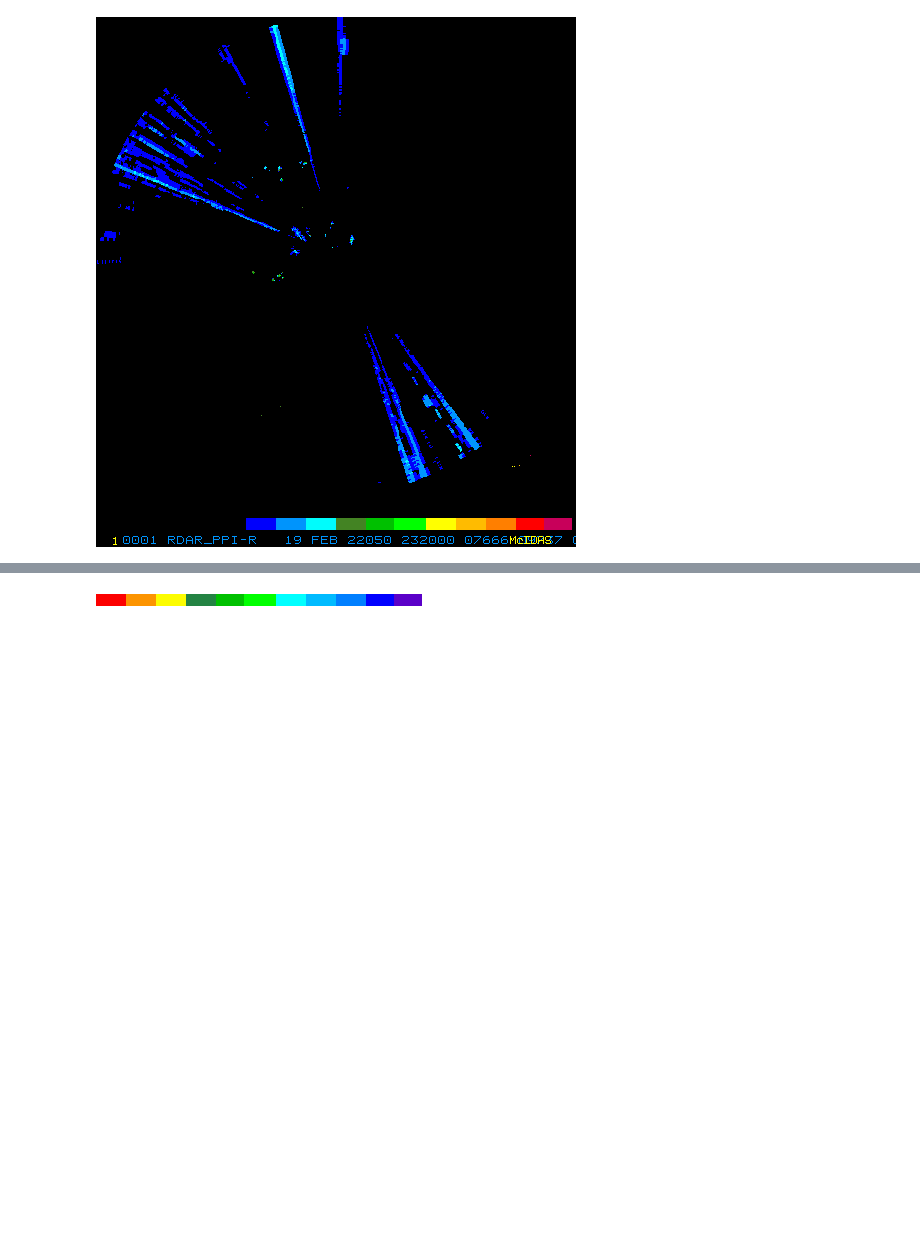
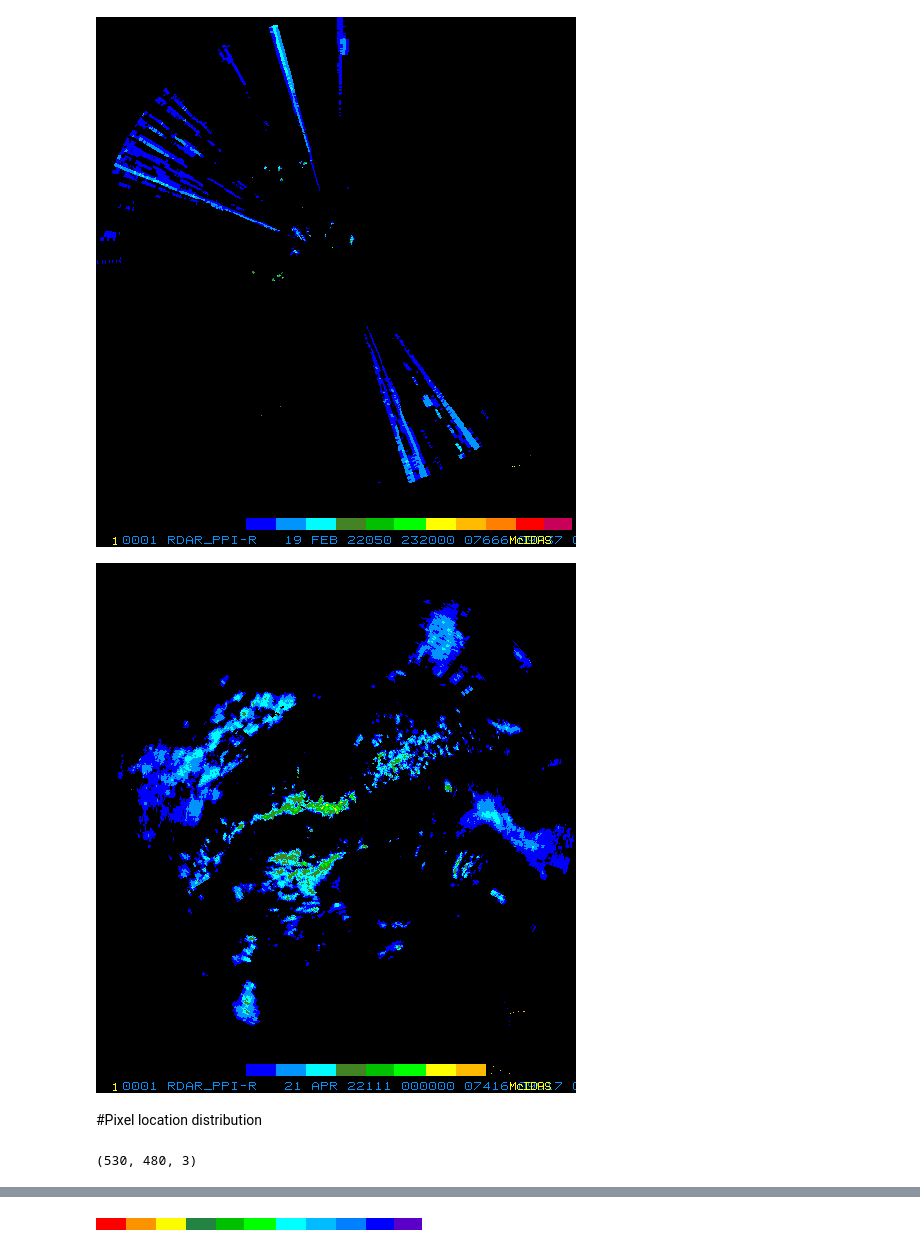
Before and after one commit to melihkurtaran/DNA_hackathon, a Jupyter notebook: MainCode.ipynb, the cells around one changed output, grey strips where cells are left out. Cells and saved outputs as stored; diff of their text form; code cells hidden in the pictures; blank space fills up the shorter version.

```diff
--- a/MainCode.ipynb
+++ b/MainCode.ipynb
@@ -113,12 +133,10 @@ import matplotlib.pyplot as plt
 def get_sensor_mask(img):
   # color pallete in bgr
   sensor_color_list = [[0, 255, 255],[0, 192, 0],[0, 255, 0],[0, 127, 255],[90, 0, 200],[252, 0, 0],[252, 148, 0],[252, 252, 0],[35, 131, 67],[0, 187, 255],[0, 0, 255]]
-  mask_img = np.empty(img.shape)
+  mask_img = np.zeros(img.shape, dtype='uint8')
   for row_i in range(img.shape[0]):
     for pixel_i in range(img.shape[1]):
-      if list(img[row_i, pixel_i]) not in sensor_color_list:
-        mask_img[row_i, pixel_i] = [0,0,0]
-      else:
+      if list(img[row_i, pixel_i]) in sensor_color_list:
         mask_img[row_i, pixel_i] = img[row_i, pixel_i]
   return mask_img
 # %%
@@ -127,3 +145,11 @@ im2 = get_sensor_mask(np.array(np_frames[0]))
 cv2_imshow(im2)
 # %% [output]
 [figure]
+# %%
+np_frames, extensions, image_specifications = gif2numpy.convert(data_path+'ba/20220421/aemet_ba_202204210000.gif')
+_img = get_sensor_mask(np.array(np_frames[0]))
+cv2_imshow(_img)
+# %% [output]
+[figure, added]
+# %% [markdown]
+#Pixel location distribution
@@ -129,0 +158,4 @@ cv2_imshow(im2)
+# %%
+dist_img.shape
+# %% [output]
+(530, 480, 3)
```
Also changed, not shown: parts of 22 cells of this notebook.
